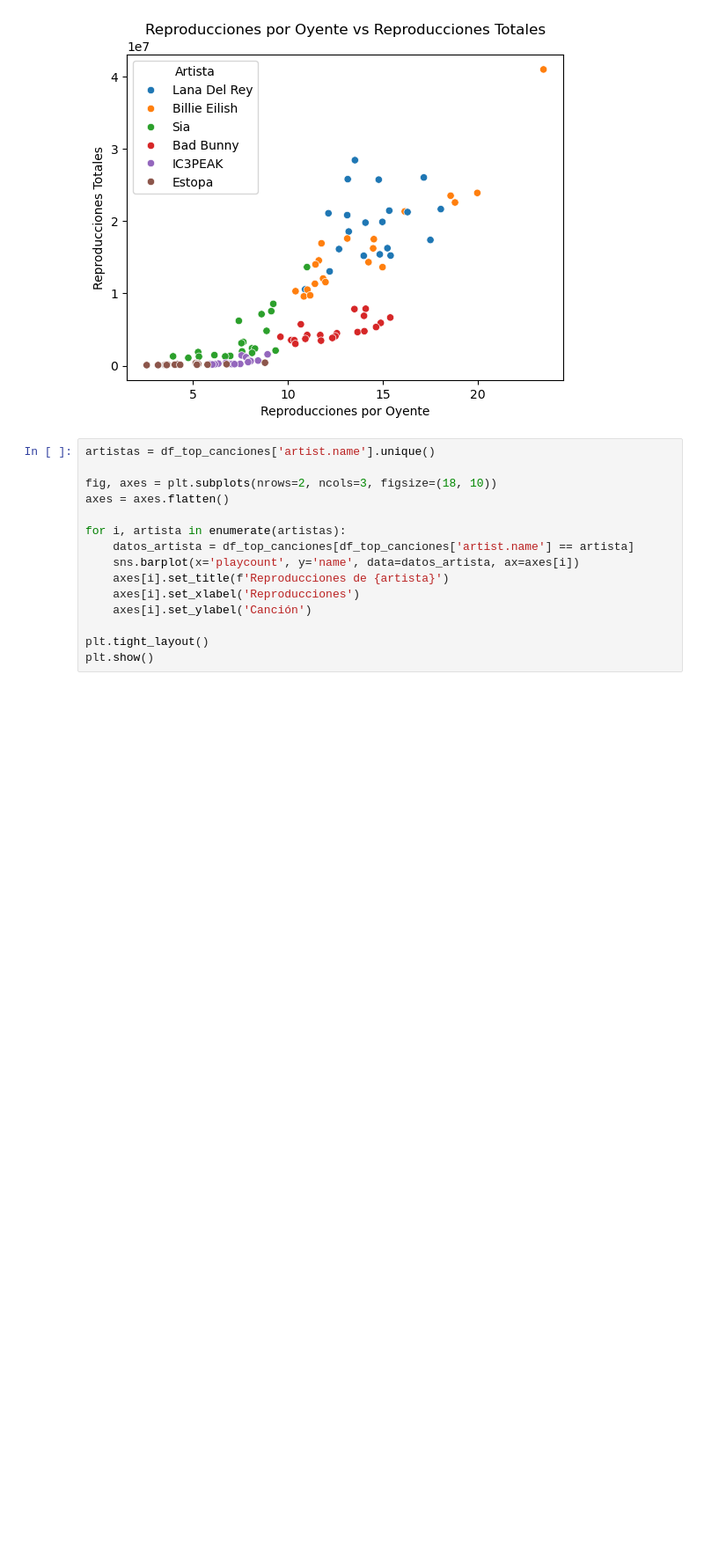
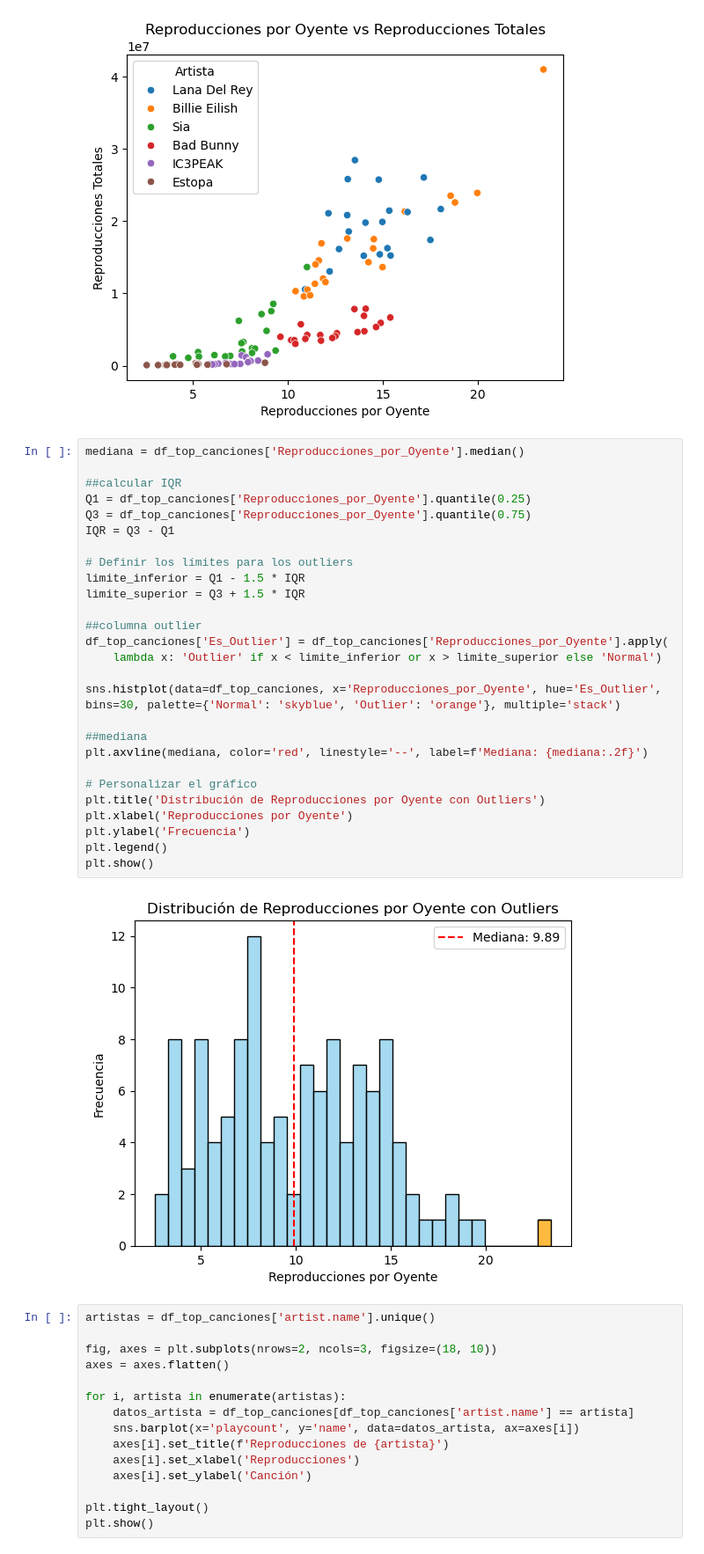
Before and after one commit to SfromtheAbyss/API_music, a Jupyter notebook: API_LASTFM_SORROW.ipynb, the cells around one changed output. Shown at 88% size. Cells and saved outputs as stored; diff of their text form; blank space fills up the shorter version.

Commit message:
añadido outliers Sorrow

```diff
--- a/API_LASTFM_SORROW.ipynb
+++ b/API_LASTFM_SORROW.ipynb
@@ -197,6 +197,35 @@ plt.legend(title='Artista')
 plt.show()
 # %% [output]
 [figure]
+# %%
+mediana = df_top_canciones['Reproducciones_por_Oyente'].median()
+
+##calcular IQR
+Q1 = df_top_canciones['Reproducciones_por_Oyente'].quantile(0.25)
+Q3 = df_top_canciones['Reproducciones_por_Oyente'].quantile(0.75)
+IQR = Q3 - Q1
+
+# Definir los límites para los outliers
+limite_inferior = Q1 - 1.5 * IQR
+limite_superior = Q3 + 1.5 * IQR
+
+##columna outlier
+df_top_canciones['Es_Outlier'] = df_top_canciones['Reproducciones_por_Oyente'].apply(
+    lambda x: 'Outlier' if x < limite_inferior or x > limite_superior else 'Normal')
+
+sns.histplot(data=df_top_canciones, x='Reproducciones_por_Oyente', hue='Es_Outlier', bins=30, palette={'Normal': 'skyblue', 'Outlier': 'orange'}, multiple='stack')
+
+##mediana
+plt.axvline(mediana, color='red', linestyle='--', label=f'Mediana: {mediana:.2f}')
+
+# Personalizar el gráfico
+plt.title('Distribución de Reproducciones por Oyente con Outliers')
+plt.xlabel('Reproducciones por Oyente')
+plt.ylabel('Frecuencia')
+plt.legend()
+plt.show()
+# %% [output]
+[figure, added]
 # %%
 artistas = df_top_canciones['artist.name'].unique()
 
```
